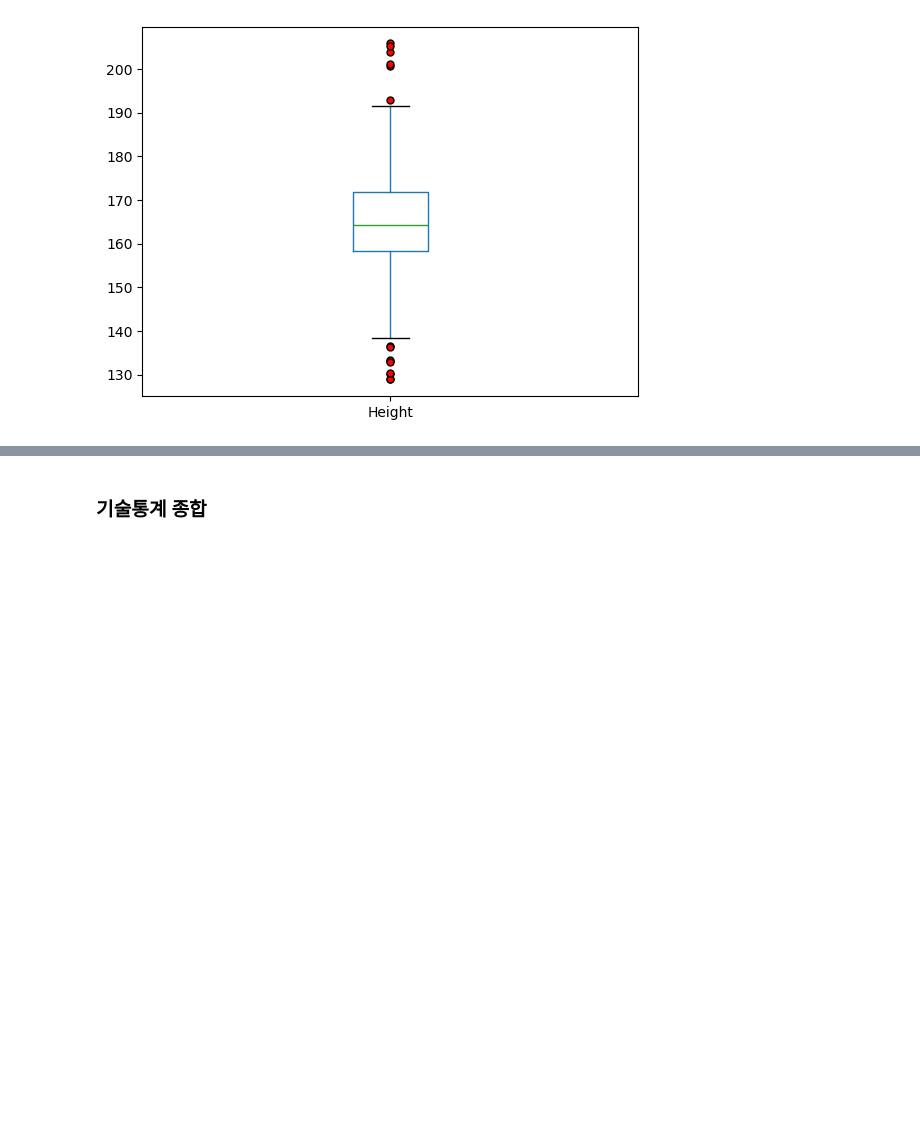
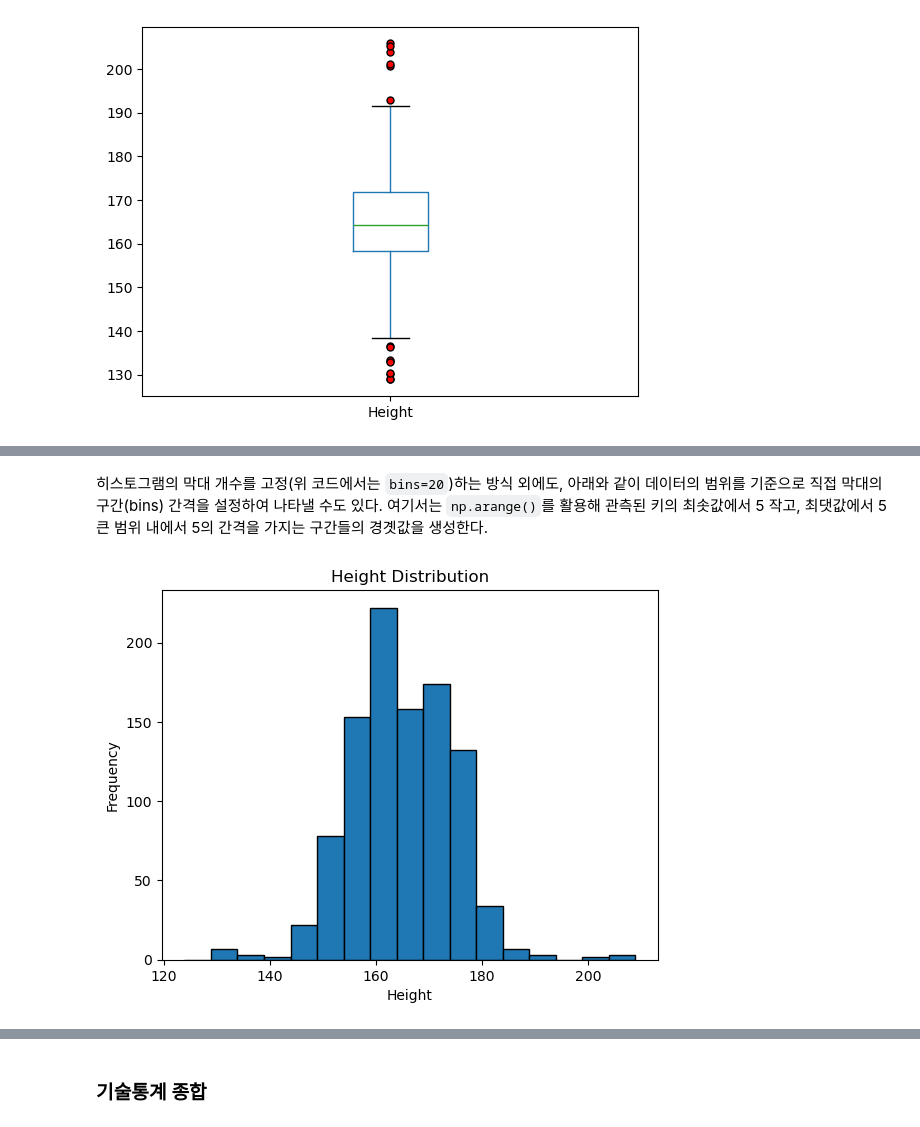
Before and after one commit to codingalzi/code-workout-datasci, a Jupyter notebook: descriptive_stats.ipynb, the cells around one changed output, grey strips where cells are left out. Drawn from its saved outputs; the diff is of its cells as text; code cells hidden in the pictures; blank space fills up the shorter version.

```diff
--- a/descriptive_stats.ipynb
+++ b/descriptive_stats.ipynb
@@ -335,0 +351,12 @@ plt.show()
+# %% [markdown]
+히스토그램의 막대 개수를 고정(위 코드에서는 `bins=20`)하는 방식 외에도, 아래와 같이 데이터의 범위를 기준으로 직접 막대의 구간(bins) 간격을 설정하여 나타낼 수도 있다. 여기서는 `np.arange()`를 활용해 관측된 키의 최솟값에서 5 작고, 최댓값에서 5 큰 범위 내에서 5의 간격을 가지는 구간들의 경곗값을 생성한다.
+# %%
+bins = np.arange(body_info['Height'].min() - 5, body_info['Height'].max() + 5, 5)
+body_info['Height'].hist(bins=bins, edgecolor='black', grid=False)
+
+plt.xlabel('Height')
+plt.ylabel('Frequency')
+plt.title('Height Distribution')
+plt.show()
+# %% [output]
+[figure, added]
```
Also changed, not shown: parts of 119 cells of this notebook, 2 other files.
